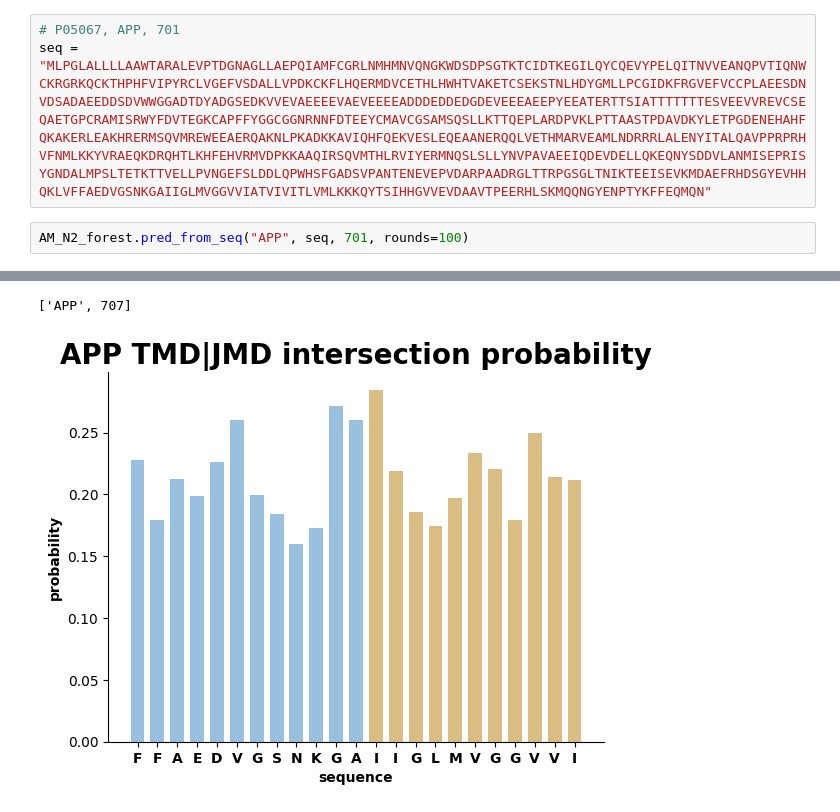
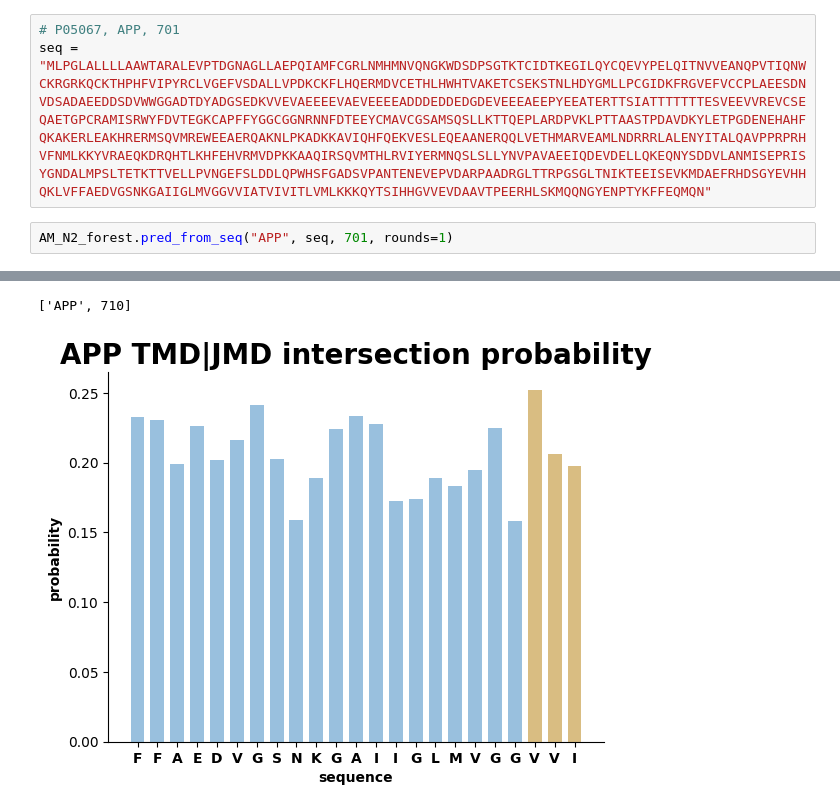
Before and after one commit to Freiherr5/TMDrefined, a Jupyter notebook: N_out_refinement/am2.ipynb, the cells around one changed output, grey strips where cells are left out. Cells and saved outputs as stored; diff of their text form.

```diff
--- a/N_out_refinement/am2.ipynb
+++ b/N_out_refinement/am2.ipynb
@@ -222,3 +222,3 @@ seq = "MLPGLALLLLAAWTARALEVPTDGNAGLLAEPQIAMFCGRLNMHMNVQNGKWDSDPSGTKTCIDTKEGILQYC
 # %%
-AM_N2_forest.pred_from_seq("APP", seq, 701, rounds=100)
+AM_N2_forest.pred_from_seq("APP", seq, 701, rounds=1)
 # %% [output]
@@ -228,3 +228,3 @@ Process time: 0.41 seconds
-['APP', 707]
+['APP', 710]
-[figure, old version]
+[figure, new version]
 # %%
```
Also changed, not shown: parts of 7 cells of this notebook, 8 other files.
